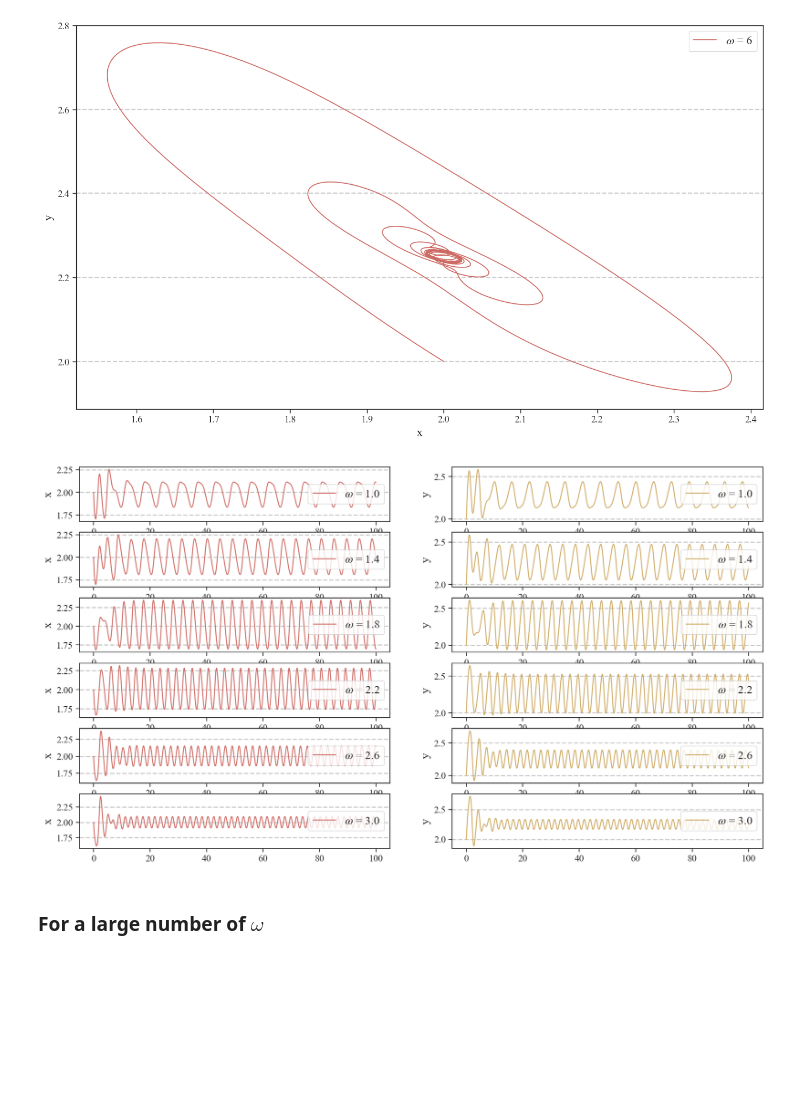
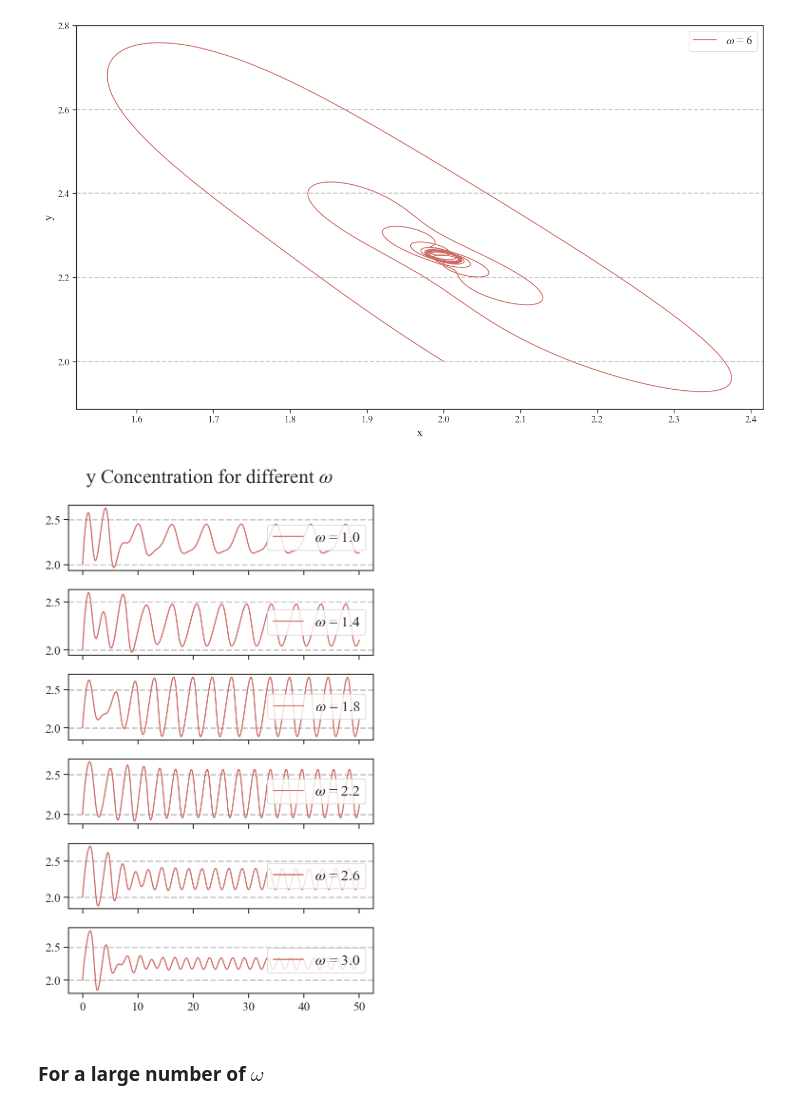
Before and after one commit to nielsdavidsen/PUK_2024, a Jupyter notebook: deterministic_system.ipynb, the cells around one changed output. Cells and saved outputs as stored; diff of their text form; code cells hidden in the pictures; blank space fills up the shorter version.

```diff
--- a/deterministic_system.ipynb
+++ b/deterministic_system.ipynb
@@ -206,0 +211,18 @@ Text(0.5, 0.98, 'Euler method simulation of the Brusselator model for $\\Omega =
+# %%
+# Malthes opgave
+
+b = np.linspace(5, 8.9, 5000)
+a = 2
+c = 1
+d = 1
+V = 1
+dt = 0.001
+t_max = 100
+var_change = np.array([3, 1.5])
+
+ana_freq_list = []
+freq_list = []
+for i in b:
+    x_list, y_list, t_list, x_star, y_star, ana_freq, freq_y = euler_sim(var_change, V, dt, t_max, np.array([a, i, c, d]))
+    freq_list.append(freq_y)
+    ana_freq_list.append(ana_freq)
@@ -368,31 +402,35 @@ ax.legend(fontsize=15)
 # %%
 # plot x(t) and y(t) for different omega values
 
 omega = np.linspace(1, 3, 6)
 var_change = np.array([2, 2])
 A = 0.1
-t_max = 100
-dt = 0.01
+t_max = 50
+dt = 0.001
 
 fig_rows = len(omega)
-fig, ax = plt.subplots(fig_rows, 2)
+fig, ax = plt.subplots(fig_rows, 1, sharex=True, figsize=(5,8), dpi=150)
+ax.flatten()
 
 
 amp_x = []
 amp_y = []
 
 for i, j in enumerate(omega):
     x_list, y_list, t_list = euler(var_change, V, j, A, dt, t_max)
 
+    ax[i].plot(t_list, y_list, label=f'$\omega$ = {j}', color = colors[0])
+    ax[i].legend(fontsize=15, loc='center right')
 
-    ax[i, 0].plot(t_list, x_list, label=f'$\omega$ = {j}')
-    ax[i, 1].plot(t_list, y_list, label=f'$\omega$ = {j}', color = colors[1])
-    ax[i, 0].set_ylabel('x', fontsize=15)
-    ax[i, 1].set_ylabel('y', fontsize=15)
-    ax[i, 0].legend(fontsize=15, loc='center right')
-    ax[i, 1].legend(fontsize=15, loc='center right')
+fig_ylabel = 'y'
+fig_xlabel = 'Time'
+
+fig.suptitle(f'y Concentration for different $\omega$', fontsize=20)
+plt.tight_layout()
+
+plt.savefig('figurer/udvalgt_omega.png', dpi=150)
 # %% [output]
-[figure, old version]
+[figure, new version]
 # %% [markdown]
 ### For a large number of $\omega$
 # %%
```
Also changed, not shown: parts of 6 cells of this notebook, 12 other files.
